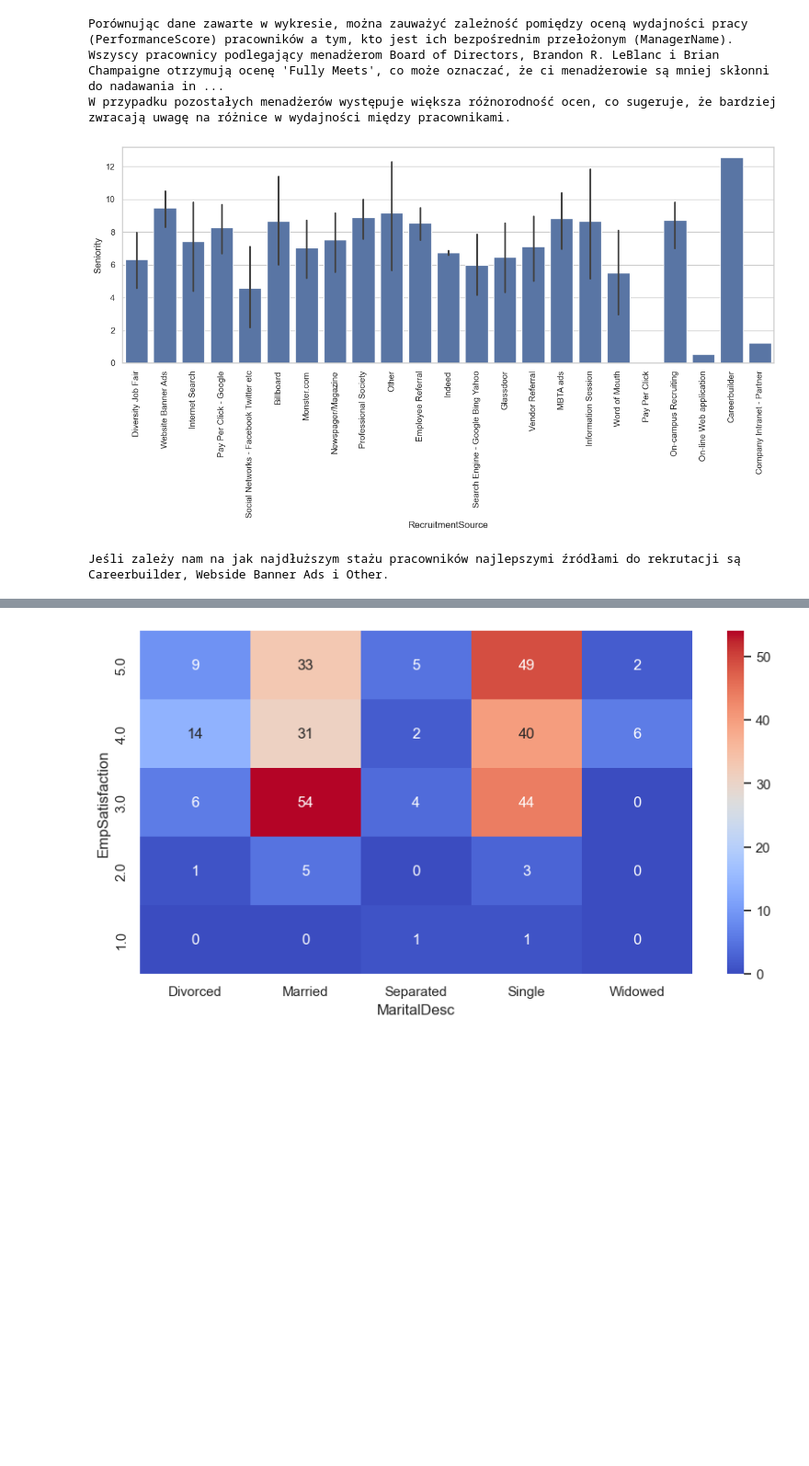
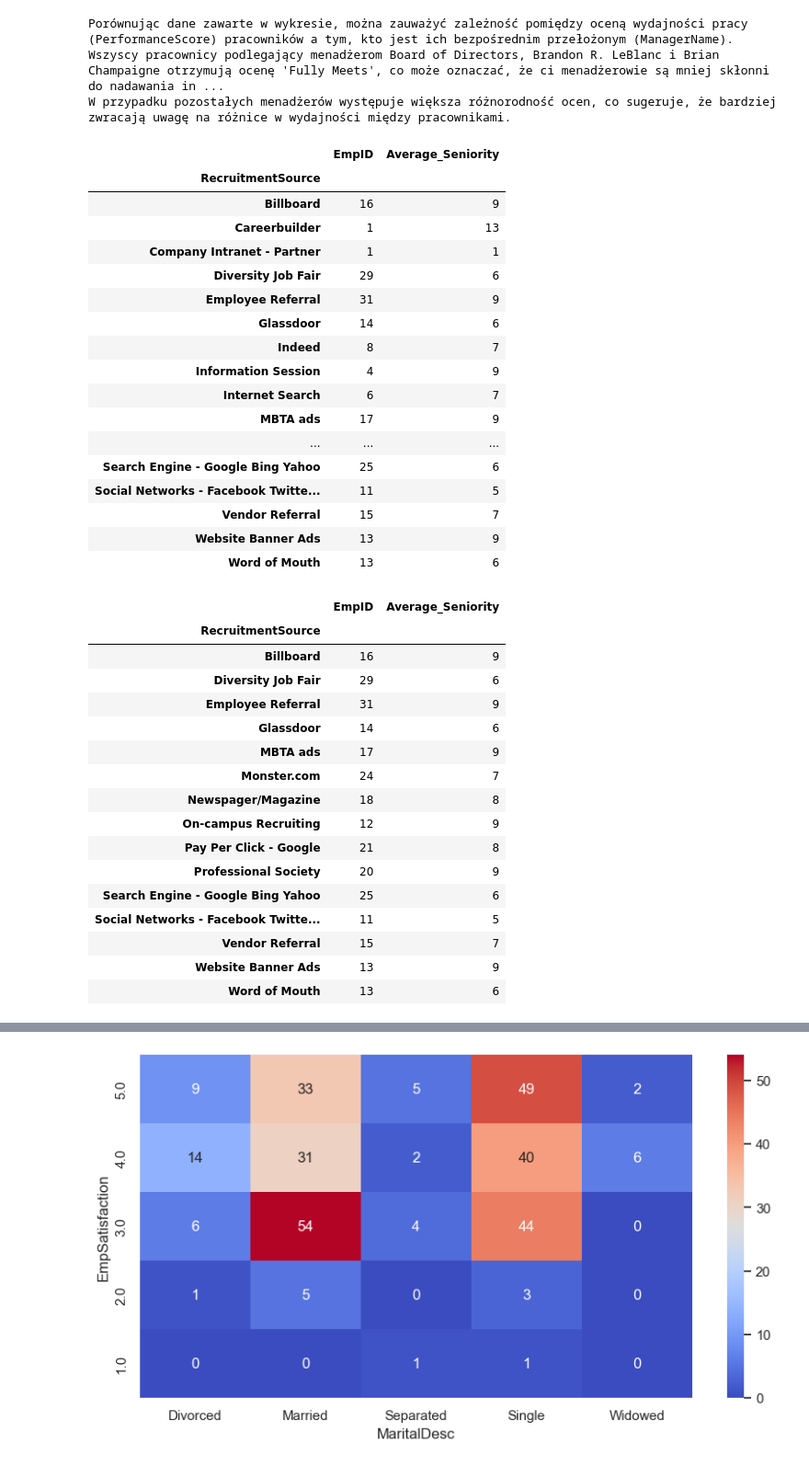
Before and after one commit to sabinakromraj/modul9_2, a Jupyter notebook: modul9_2.ipynb, the cells around one changed output, grey strips where cells are left out. Shown at 92% size. Drawn from its saved outputs; the diff is of its cells as text; code cells hidden in the pictures; blank space fills up the shorter version.

```diff
--- a/modul9_2.ipynb
+++ b/modul9_2.ipynb
@@ -35,28 +29,62 @@ W przypadku pozostałych menadżerów występuje większa różnorodność ocen,
 # %%
 #2
 df['DOB'] = pd.to_datetime(df['DOB'],format='%m/%d/%y')
 df['DateofTermination'] = pd.to_datetime(df['DateofTermination'],format='%m/%d/%y')
 df['DateofHire'] = pd.to_datetime(df['DateofHire'],format='%m/%d/%Y')
 
 
 def count_seniority(row):
 
     if pd.isnull(row['DateofTermination']):
         end_date = dt.datetime(2023,10,15)
     else:
         end_date = row['DateofTermination']
 
     return (end_date - row['DateofHire']) / np.timedelta64(365, 'D')
 
 
 df['Seniority'] = df.apply(lambda row: count_seniority(row),axis=1)
+
+seniority_df = df.pivot_table(index=['RecruitmentSource'], values='EmpID', aggfunc='count').fillna(0)
+seniority_df['Average_Seniority'] = df.groupby('RecruitmentSource')['Seniority'].mean().apply(round)
+seniority_df
+# %% [output]
+|  | EmpID | Average_Seniority |
+| RecruitmentSource |  |  |
+| Billboard | 16 | 9 |
+| Careerbuilder | 1 | 13 |
+| Company Intranet - Partner | 1 | 1 |
+| Diversity Job Fair | 29 | 6 |
+| Employee Referral | 31 | 9 |
+| Glassdoor | 14 | 6 |
+| Indeed | 8 | 7 |
+| Information Session | 4 | 9 |
+| Internet Search | 6 | 7 |
+| MBTA ads | 17 | 9 |
+| ... | ... | ... |
+| Search Engine - Google Bing Yahoo | 25 | 6 |
+| Social Networks - Facebook Twitte... | 11 | 5 |
+| Vendor Referral | 15 | 7 |
+| Website Banner Ads | 13 | 9 |
+| Word of Mouth | 13 | 6 |
 # %%
-plt.figure(figsize=(15, 5))
-ax = sns.barplot(x='RecruitmentSource', y='Seniority', data=df)
-ax.set_xticklabels(ax.get_xticklabels(), rotation=90)
-plt.show()
-
-print(f"Jeśli zależy nam na jak najdłuższym stażu pracowników najlepszymi źródłami do rekrutacji są Careerbuilder, Webside Banner Ads i Other.")
+seniority_df_filtered = seniority_df[seniority_df['EmpID'] > 9]
+seniority_df_filtered
 # %% [output]
-[figure, removed]
-Jeśli zależy nam na jak najdłuższym stażu pracowników najlepszymi źródłami do rekrutacji są Careerbuilder, Webside Banner Ads i Other.
+|  | EmpID | Average_Seniority |
+| RecruitmentSource |  |  |
+| Billboard | 16 | 9 |
+| Diversity Job Fair | 29 | 6 |
+| Employee Referral | 31 | 9 |
+| Glassdoor | 14 | 6 |
+| MBTA ads | 17 | 9 |
+| Monster.com | 24 | 7 |
+| Newspager/Magazine | 18 | 8 |
+| On-campus Recruiting | 12 | 9 |
+| Pay Per Click - Google | 21 | 8 |
+| Professional Society | 20 | 9 |
+| Search Engine - Google Bing Yahoo | 25 | 6 |
+| Social Networks - Facebook Twitte... | 11 | 5 |
+| Vendor Referral | 15 | 7 |
+| Website Banner Ads | 13 | 9 |
+| Word of Mouth | 13 | 6 |
```
Also changed, not shown: parts of 5 cells of this notebook.
